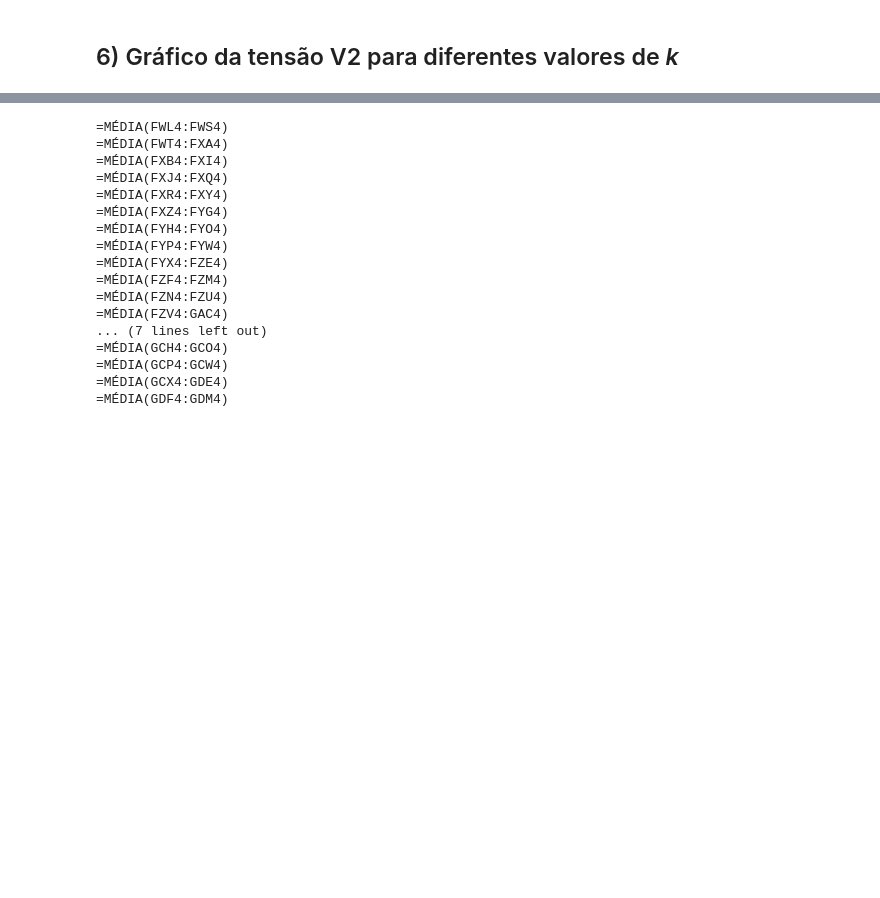
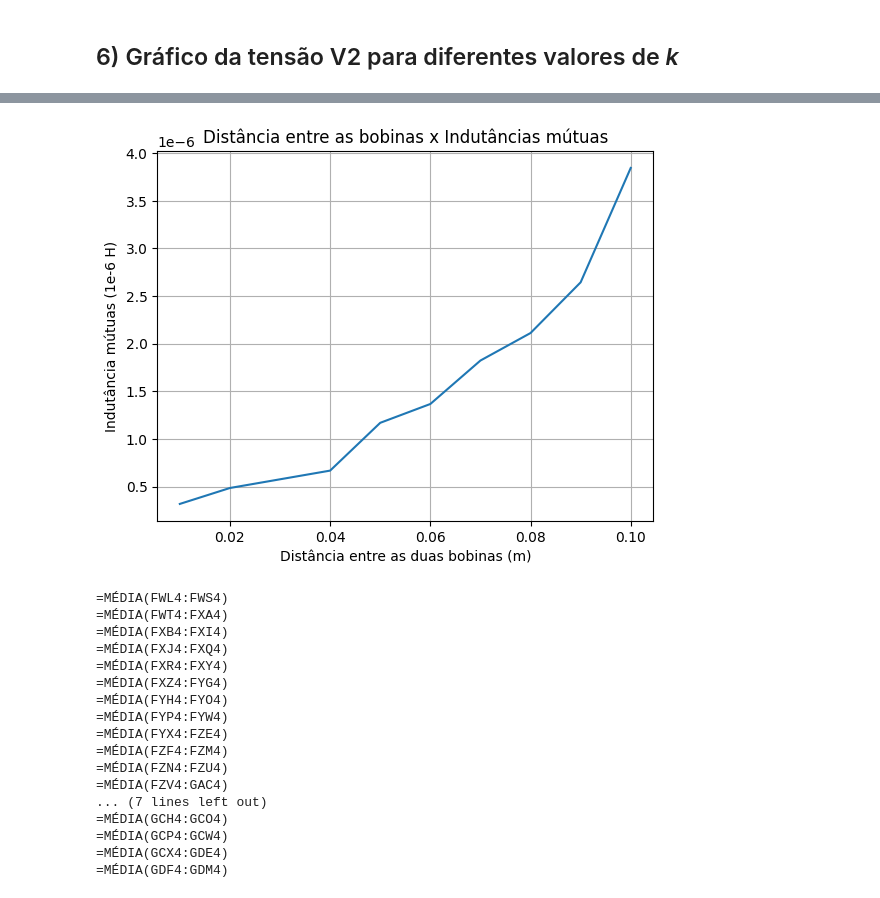
Before and after one commit to brunameinberg/projetoeletromag, a Jupyter notebook: projeto_eletromag_v2.ipynb, the cells around one changed output, grey strips where cells are left out. Cells and saved outputs as stored; diff of their text form; code cells hidden in the pictures; blank space fills up the shorter version.

```diff
--- a/projeto_eletromag_v2.ipynb
+++ b/projeto_eletromag_v2.ipynb
@@ -409,3 +423,17 @@ valoresdetensaomedidos = [21.302350893161822,16.42329277274226,14.30829015719333
+# %%
+L = 0.152e-3
+mutuas = []
+for i in ks_pordistancia:
+    mutuas.append(L*(i/100))
+
+plt.plot(distancias,mutuas)
+plt.grid()
+plt.xlabel("Distância entre as duas bobinas (m)")
+plt.ylabel("Indutância mútuas (1e-6 H)")
+plt.title("Distância entre as bobinas x Indutâncias mútuas")
+plt.show()
+# %% [output]
+[figure, added]
 # %%
 import string
 
```
Also changed, not shown: parts of 6 cells of this notebook.
